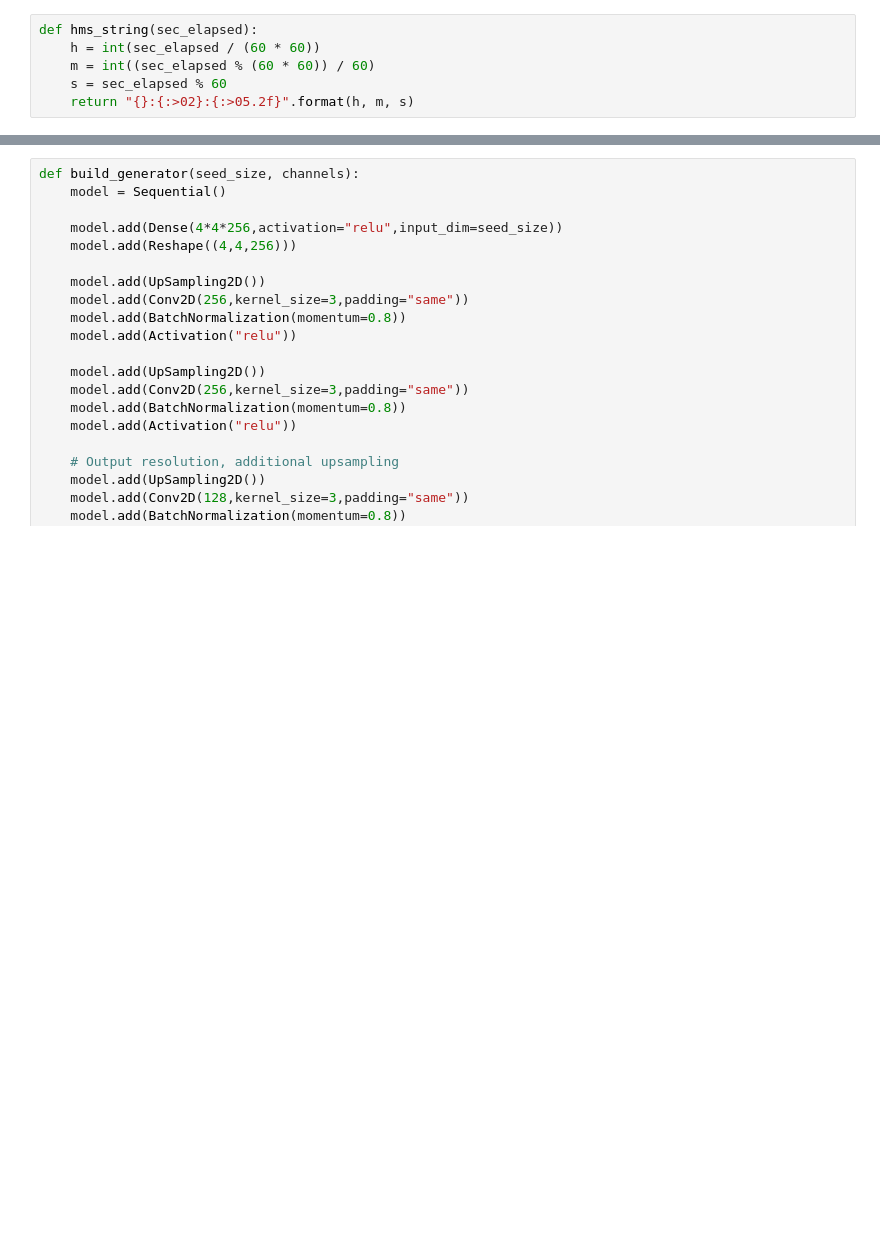
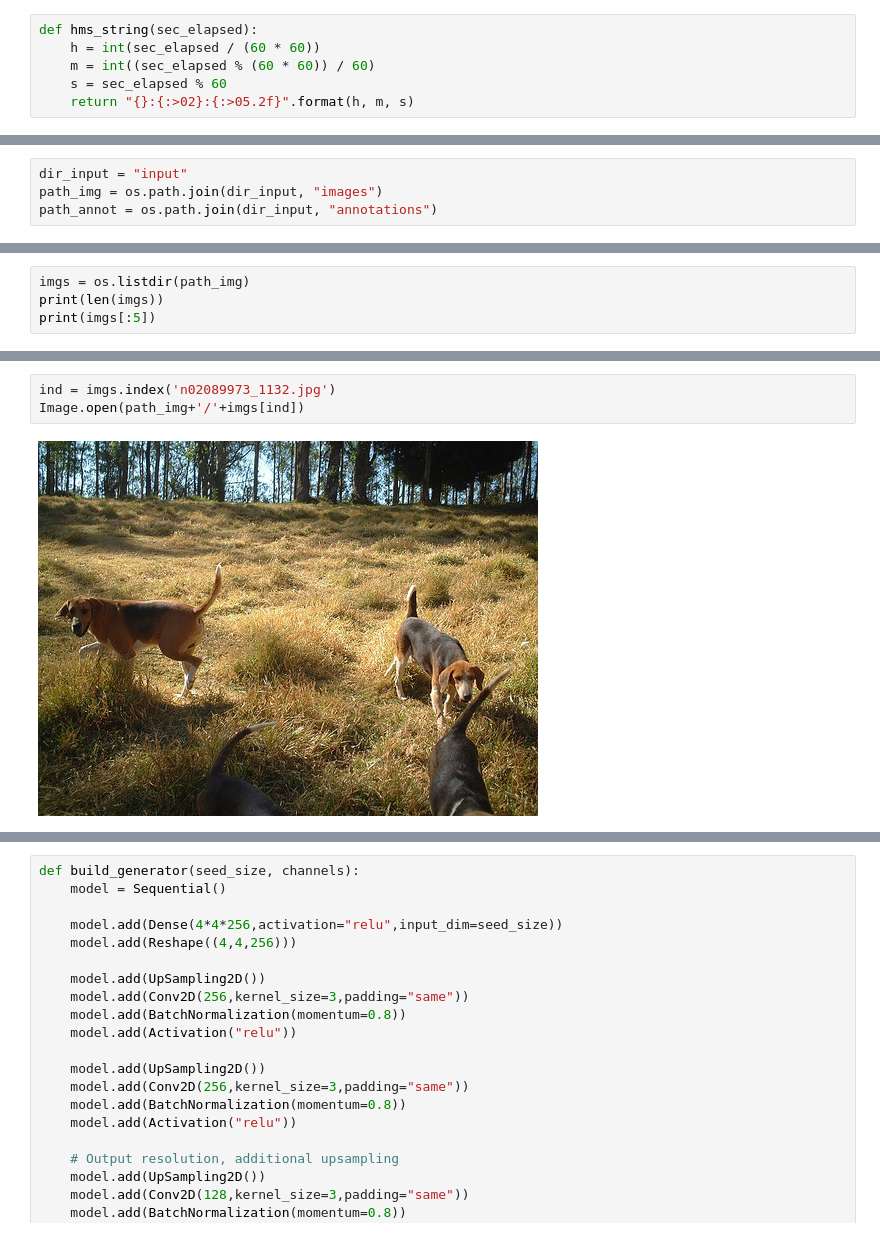
Before and after one commit to xinxin001/ArtisticAnimals, a Jupyter notebook: Gan_train.ipynb, the cells around one changed output, grey strips where cells are left out. Cells and saved outputs as stored; diff of their text form; blank space fills up the shorter version.

```diff
--- a/Gan_train.ipynb
+++ b/Gan_train.ipynb
@@ -421,0 +91,4 @@ Image preprocess time: 0:01:06.19
+# %%
+dir_input = "input"
+path_img = os.path.join(dir_input, "images")
+path_annot = os.path.join(dir_input, "annotations")
@@ -421,0 +112,4 @@ Image preprocess time: 0:01:06.19
+# %%
+imgs = os.listdir(path_img)
+print(len(imgs))
+print(imgs[:5])
@@ -421,0 +320,5 @@ Image preprocess time: 0:01:06.19
+# %%
+ind = imgs.index('n02089973_1132.jpg')
+Image.open(path_img+'/'+imgs[ind])
+# %% [output]
+[figure, added]
```
Also changed, not shown: parts of 43 cells of this notebook.
